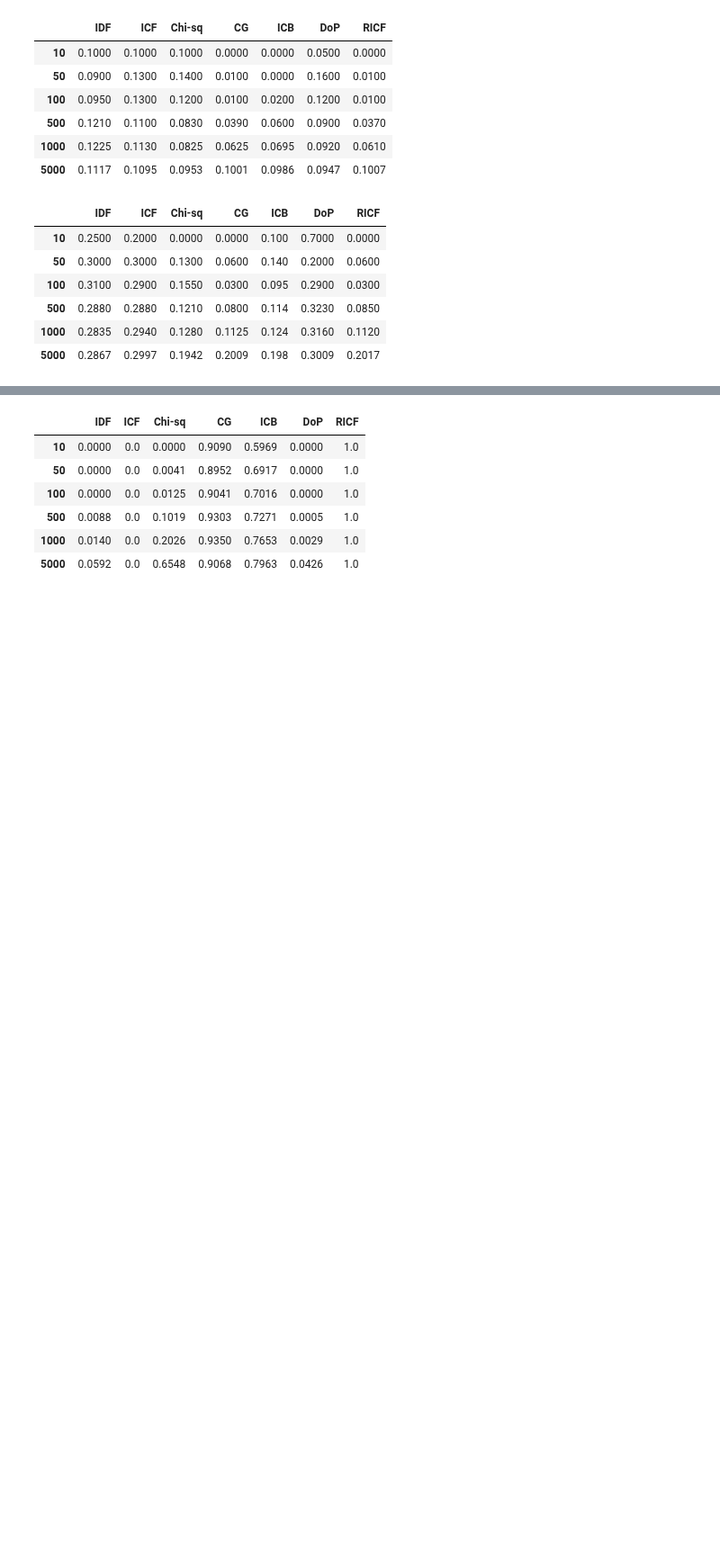
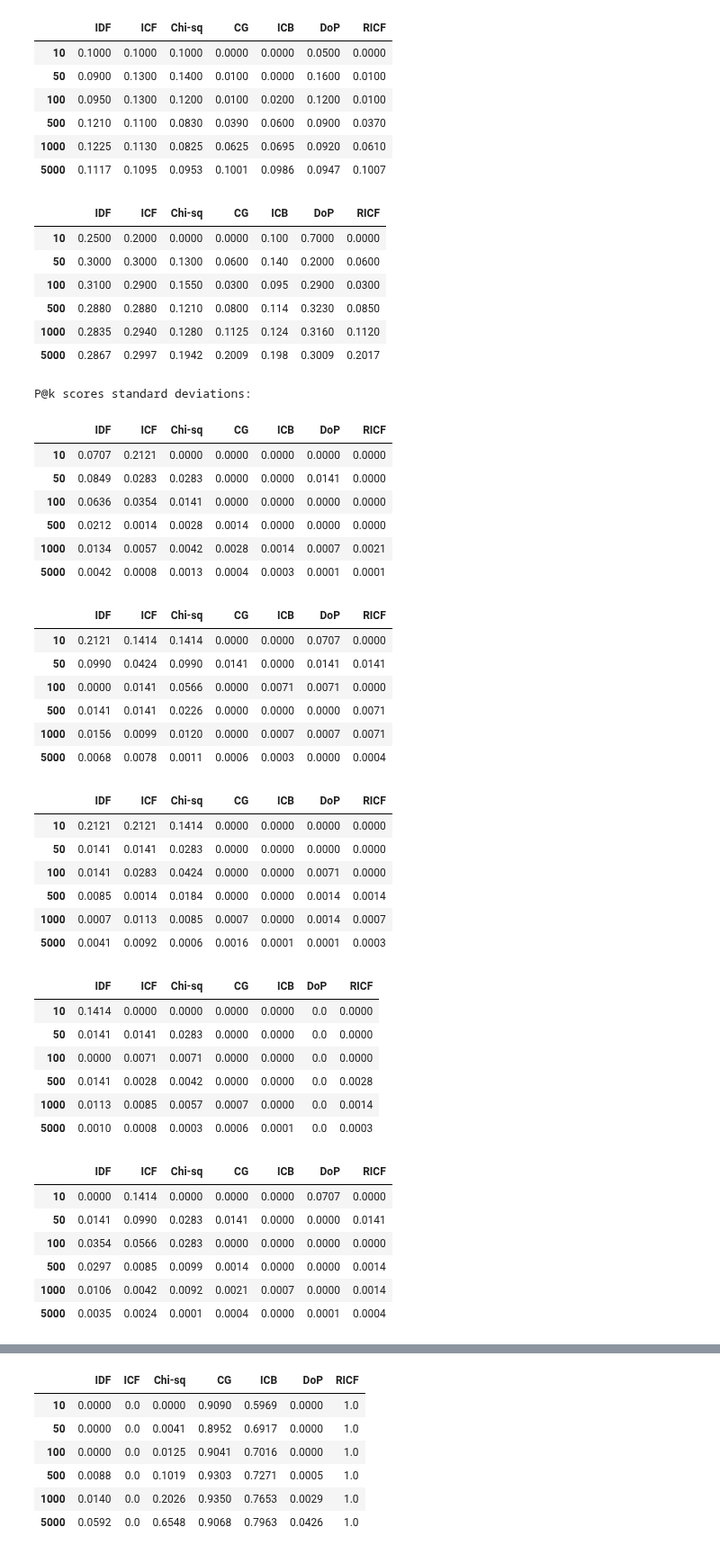
Before and after one commit to Sheridan-Stable/bursty-term-measure, a Jupyter notebook: genia/3-tables/tables.ipynb, the cells around one changed output, grey strips where cells are left out. Shown at 90% size. Cells and saved outputs as stored; diff of their text form; code cells hidden in the pictures; blank space fills up the shorter version.

```diff
--- a/genia/3-tables/tables.ipynb
+++ b/genia/3-tables/tables.ipynb
@@ -333,7 +333,7 @@ def create_pk(v, sorted_measures, k_values):
   result.index = k_values
   return result
 
-def create_rk(v, sorted_measures, k_values):
+def create_rk2(v, sorted_measures, k_values):
   measures = sorted_measures.keys()
   counts = [[], [], [], [], [], [], [], [], [], []]
   rk_dct = dict(zip(measures, counts))
@@ -362,9 +362,6 @@ def create_RBO(v, sorted_measures, k_values):
   rbo_dct = dict(zip(measures, counts))
   for measure in rbo_dct.keys():
     for k in k_values:
-      #print((measure, k))
-      #print(sorted_measures)
-      #sys.exit("stop")
       S = top_k(sorted_measures, k)[measure]
       T = RICF[0:k]
       rbo_dct[measure].append(rbo.RankingSimilarity(S, T).rbo())
@@ -458,3 +477,51 @@ Mean P@k scores:
 | 500 | 0.2880 | 0.2880 | 0.1210 | 0.0800 | 0.114 | 0.3230 | 0.0850 |
 | 1000 | 0.2835 | 0.2940 | 0.1280 | 0.1125 | 0.124 | 0.3160 | 0.1120 |
 | 5000 | 0.2867 | 0.2997 | 0.1942 | 0.2009 | 0.198 | 0.3009 | 0.2017 |
+# %%
+# Calculate standard deviation of P@k scores and display to console
+all_pk_scores_sds = calculate_sds(all_pk_scores)
+print("P@k scores standard deviations:")
+with pd.option_context('display.precision', 4):
+    display(all_pk_scores_sds[0])
+    display(all_pk_scores_sds[1])
+    display(all_pk_scores_sds[2])
+    display(all_pk_scores_sds[3])
+    display(all_pk_scores_sds[4])
+    display(all_pk_scores_sds[5])
+# %% [output]
+P@k scores standard deviations:
+|  | IDF | ICF | Chi-sq | CG | ICB | DoP | RICF |
+| 10 | 0.0707 | 0.2121 | 0.0000 | 0.0000 | 0.0000 | 0.0000 | 0.0000 |
+| 50 | 0.0849 | 0.0283 | 0.0283 | 0.0000 | 0.0000 | 0.0141 | 0.0000 |
+| 100 | 0.0636 | 0.0354 | 0.0141 | 0.0000 | 0.0000 | 0.0000 | 0.0000 |
+| 500 | 0.0212 | 0.0014 | 0.0028 | 0.0014 | 0.0000 | 0.0000 | 0.0000 |
+| 1000 | 0.0134 | 0.0057 | 0.0042 | 0.0028 | 0.0014 | 0.0007 | 0.0021 |
+| 5000 | 0.0042 | 0.0008 | 0.0013 | 0.0004 | 0.0003 | 0.0001 | 0.0001 |
+|  | IDF | ICF | Chi-sq | CG | ICB | DoP | RICF |
+| 10 | 0.2121 | 0.1414 | 0.1414 | 0.0000 | 0.0000 | 0.0707 | 0.0000 |
+| 50 | 0.0990 | 0.0424 | 0.0990 | 0.0141 | 0.0000 | 0.0141 | 0.0141 |
+| 100 | 0.0000 | 0.0141 | 0.0566 | 0.0000 | 0.0071 | 0.0071 | 0.0000 |
+| 500 | 0.0141 | 0.0141 | 0.0226 | 0.0000 | 0.0000 | 0.0000 | 0.0071 |
+| 1000 | 0.0156 | 0.0099 | 0.0120 | 0.0000 | 0.0007 | 0.0007 | 0.0071 |
+| 5000 | 0.0068 | 0.0078 | 0.0011 | 0.0006 | 0.0003 | 0.0000 | 0.0004 |
+|  | IDF | ICF | Chi-sq | CG | ICB | DoP | RICF |
+| 10 | 0.2121 | 0.2121 | 0.1414 | 0.0000 | 0.0000 | 0.0000 | 0.0000 |
+| 50 | 0.0141 | 0.0141 | 0.0283 | 0.0000 | 0.0000 | 0.0000 | 0.0000 |
+| 100 | 0.0141 | 0.0283 | 0.0424 | 0.0000 | 0.0000 | 0.0071 | 0.0000 |
+| 500 | 0.0085 | 0.0014 | 0.0184 | 0.0000 | 0.0000 | 0.0014 | 0.0014 |
+| 1000 | 0.0007 | 0.0113 | 0.0085 | 0.0007 | 0.0000 | 0.0014 | 0.0007 |
+| 5000 | 0.0041 | 0.0092 | 0.0006 | 0.0016 | 0.0001 | 0.0001 | 0.0003 |
+|  | IDF | ICF | Chi-sq | CG | ICB | DoP | RICF |
+| 10 | 0.1414 | 0.0000 | 0.0000 | 0.0000 | 0.0000 | 0.0 | 0.0000 |
+| 50 | 0.0141 | 0.0141 | 0.0283 | 0.0000 | 0.0000 | 0.0 | 0.0000 |
+| 100 | 0.0000 | 0.0071 | 0.0071 | 0.0000 | 0.0000 | 0.0 | 0.0000 |
+| 500 | 0.0141 | 0.0028 | 0.0042 | 0.0000 | 0.0000 | 0.0 | 0.0028 |
+| 1000 | 0.0113 | 0.0085 | 0.0057 | 0.0007 | 0.0000 | 0.0 | 0.0014 |
+| 5000 | 0.0010 | 0.0008 | 0.0003 | 0.0006 | 0.0001 | 0.0 | 0.0003 |
+|  | IDF | ICF | Chi-sq | CG | ICB | DoP | RICF |
+| 10 | 0.0000 | 0.1414 | 0.0000 | 0.0000 | 0.0000 | 0.0707 | 0.0000 |
+| 50 | 0.0141 | 0.0990 | 0.0283 | 0.0141 | 0.0000 | 0.0000 | 0.0141 |
+| 100 | 0.0354 | 0.0566 | 0.0283 | 0.0000 | 0.0000 | 0.0000 | 0.0000 |
+| 500 | 0.0297 | 0.0085 | 0.0099 | 0.0014 | 0.0000 | 0.0000 | 0.0014 |
+| 1000 | 0.0106 | 0.0042 | 0.0092 | 0.0021 | 0.0007 | 0.0000 | 0.0014 |
+| 5000 | 0.0035 | 0.0024 | 0.0001 | 0.0004 | 0.0000 | 0.0001 | 0.0004 |
```
Also changed, not shown: parts of 8 cells of this notebook.
